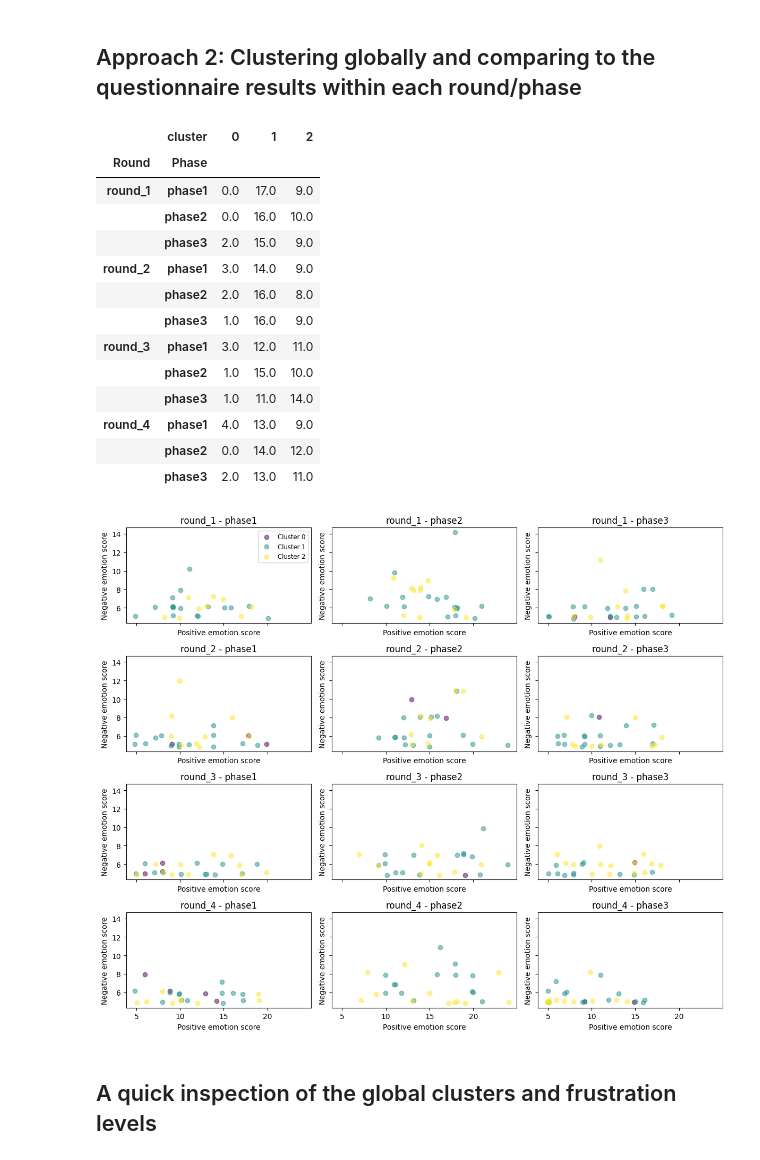
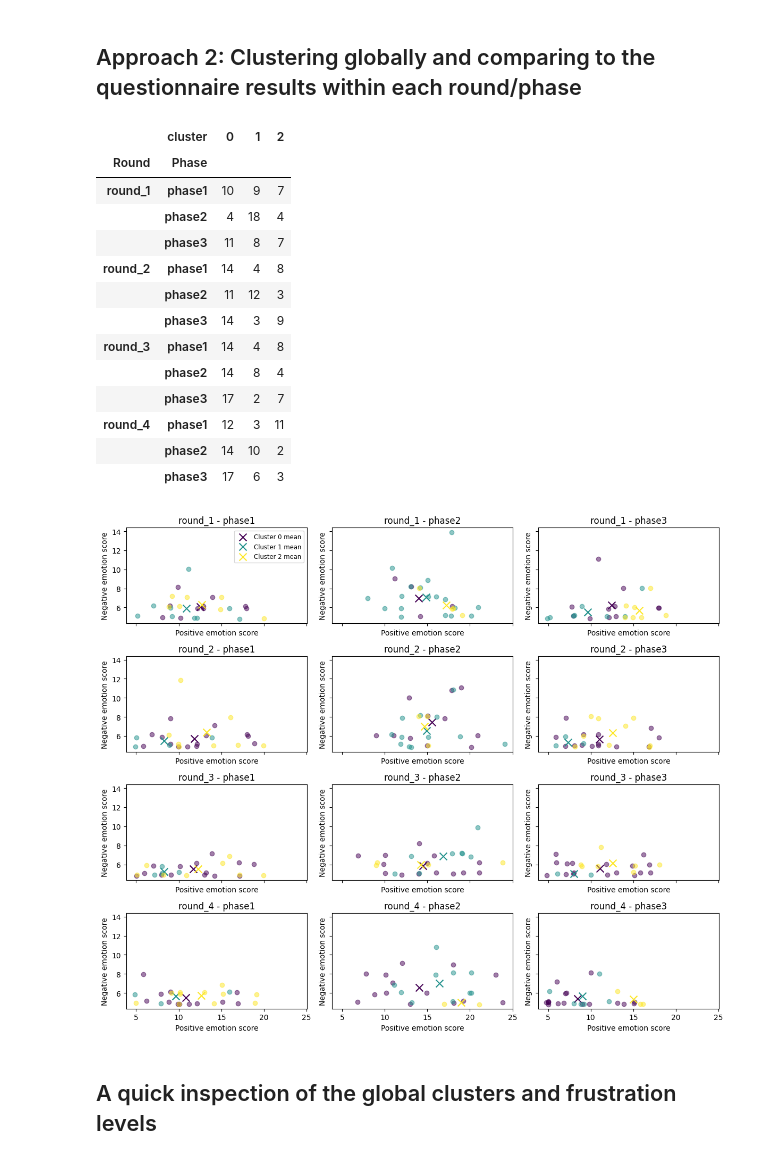
Before and after one commit to SorenBlattBendtsen/02582, a Jupyter notebook: Assignment_2/clusters_vs_emotions.ipynb, the cells around one changed output. Cells and saved outputs as stored; diff of their text form; code cells hidden in the pictures.

```diff
--- a/Assignment_2/clusters_vs_emotions.ipynb
+++ b/Assignment_2/clusters_vs_emotions.ipynb
@@ -97,7 +105,7 @@ correlation_matrix = data_num.corr().abs()
 upper = correlation_matrix.where(np.triu(np.ones(correlation_matrix.shape), k=1).astype(bool))
 
 # Find features with correlation greater than 0.95
-to_drop = [column for column in upper.columns if any(upper[column] > 0.3)]
+to_drop = [column for column in upper.columns if any(upper[column] > 0.75)]
 
 data_filtered = data_num.drop(columns=to_drop)
 print("Selectec features: ", data_filtered.columns)
@@ -273,14 +286,14 @@ for i, round in enumerate(sorted(data.Round.unique())):
 # %%
 X = standardize(data_filtered)
 # Kmeans
-kmeans = KMeans(n_clusters=4, random_state=0, n_init="auto").fit(X)
+kmeans = KMeans(n_clusters=3, random_state=0, n_init="auto").fit(X)
 data['cluster'] = kmeans.labels_
 # %%
 X = standardize(data_filtered)
 # apply K-medoids clustering
 from sklearn_extra.cluster import KMedoids
 
-kmedoids = KMedoids(n_clusters=4, random_state=0).fit(X)
+kmedoids = KMedoids(n_clusters=2, random_state=0).fit(X)
 data['cluster'] = kmedoids.labels_
 # %%
 X = standardize(data_filtered)
@@ -295,18 +308,18 @@ clust_part
 # %% [output]
 |  | cluster | 0 | 1 | 2 |
 | Round | Phase |  |  |  |
-| round_1 | phase1 | 0.0 | 17.0 | 9.0 |
-|  | phase2 | 0.0 | 16.0 | 10.0 |
-|  | phase3 | 2.0 | 15.0 | 9.0 |
-| round_2 | phase1 | 3.0 | 14.0 | 9.0 |
-|  | phase2 | 2.0 | 16.0 | 8.0 |
-|  | phase3 | 1.0 | 16.0 | 9.0 |
-| round_3 | phase1 | 3.0 | 12.0 | 11.0 |
-|  | phase2 | 1.0 | 15.0 | 10.0 |
-|  | phase3 | 1.0 | 11.0 | 14.0 |
-| round_4 | phase1 | 4.0 | 13.0 | 9.0 |
-|  | phase2 | 0.0 | 14.0 | 12.0 |
-|  | phase3 | 2.0 | 13.0 | 11.0 |
+| round_1 | phase1 | 10 | 9 | 7 |
+|  | phase2 | 4 | 18 | 4 |
+|  | phase3 | 11 | 8 | 7 |
+| round_2 | phase1 | 14 | 4 | 8 |
+|  | phase2 | 11 | 12 | 3 |
+|  | phase3 | 14 | 3 | 9 |
+| round_3 | phase1 | 14 | 4 | 8 |
+|  | phase2 | 14 | 8 | 4 |
+|  | phase3 | 17 | 2 | 7 |
+| round_4 | phase1 | 12 | 3 | 11 |
+|  | phase2 | 14 | 10 | 2 |
+|  | phase3 | 17 | 6 | 3 |
 # %%
 # Create subplots
 fig, axs = plt.subplots(4, 3, figsize=(12, 10), sharey=True, sharex=True)
@@ -315,34 +328,49 @@ fig, axs = plt.subplots(4, 3, figsize=(12, 10), sharey=True, sharex=True)
 unique_rounds = sorted(data.Round.unique())
 unique_phases = sorted(data.Phase.unique())
 
 # Get unique clusters
 unique_clusters = sorted(data.cluster.unique())
 
 # Set colormap
 colors = plt.cm.get_cmap('viridis', len(unique_clusters))
 
+# Set size based on Cohort
+# Merge Cohort D1_3, D1_4, D1_5 and D1_6 into D1_3
+data['Cohort'] = data['Cohort'].apply(lambda x: 'D1_3' if x in ['D1_4', 'D1_5', 'D1_6'] else x)
+# Cohort value, 5, 10 or 15
+data['Cohort_value'] = ((data['Cohort'].apply(lambda x: int(x.split('_')[1])))+1)*25
+
+
 # Iterate over rounds and phases
 for i, round in enumerate(unique_rounds):
     for j, phase in enumerate(unique_phases):
         split = data[(data.Round == round) & (data.Phase == phase)]
 
         # Scatter plot with color by cluster
         for cluster, color in zip(unique_clusters, colors.colors):
             cluster_data = split[split.cluster == cluster]
+
+            # Calculate the mean of the cluster for the positive and negative emotions
+            mean_positive = cluster_data.positive_score.mean()
+            mean_negative = cluster_data.negative_score.mean()
+
             axs[i, j].scatter(jitter_points(cluster_data.positive_score),
                               jitter_points(cluster_data.negative_score),
-                              color=color, alpha=0.5, label=f'Cluster {cluster}' if (i == 0 and j == 0) else None)
+                              color=color, alpha=0.5)
+
+            # Plot the mean of the cluster
+            axs[i, j].scatter(mean_positive, mean_negative, color=color, marker='x', s=100, label=f'Cluster {cluster} mean' if (i == 0 and j == 0) else None)
 
         axs[i, j].set_title(f'{round} - {phase}')
         axs[i, j].set_xlabel('Positive emotion score')
         axs[i, j].set_ylabel('Negative emotion score')
 
 # Legend only for the first subplot
 axs[0, 0].legend(loc='upper right', fontsize='small')
 
 plt.tight_layout()
 plt.show()
 # %% [output]
-[figure, old version]
+[figure, new version]
 # %% [markdown]
 ## A quick inspection of the global clusters and frustration levels
```
Also changed, not shown: parts of 6 cells of this notebook, 6 other files.
